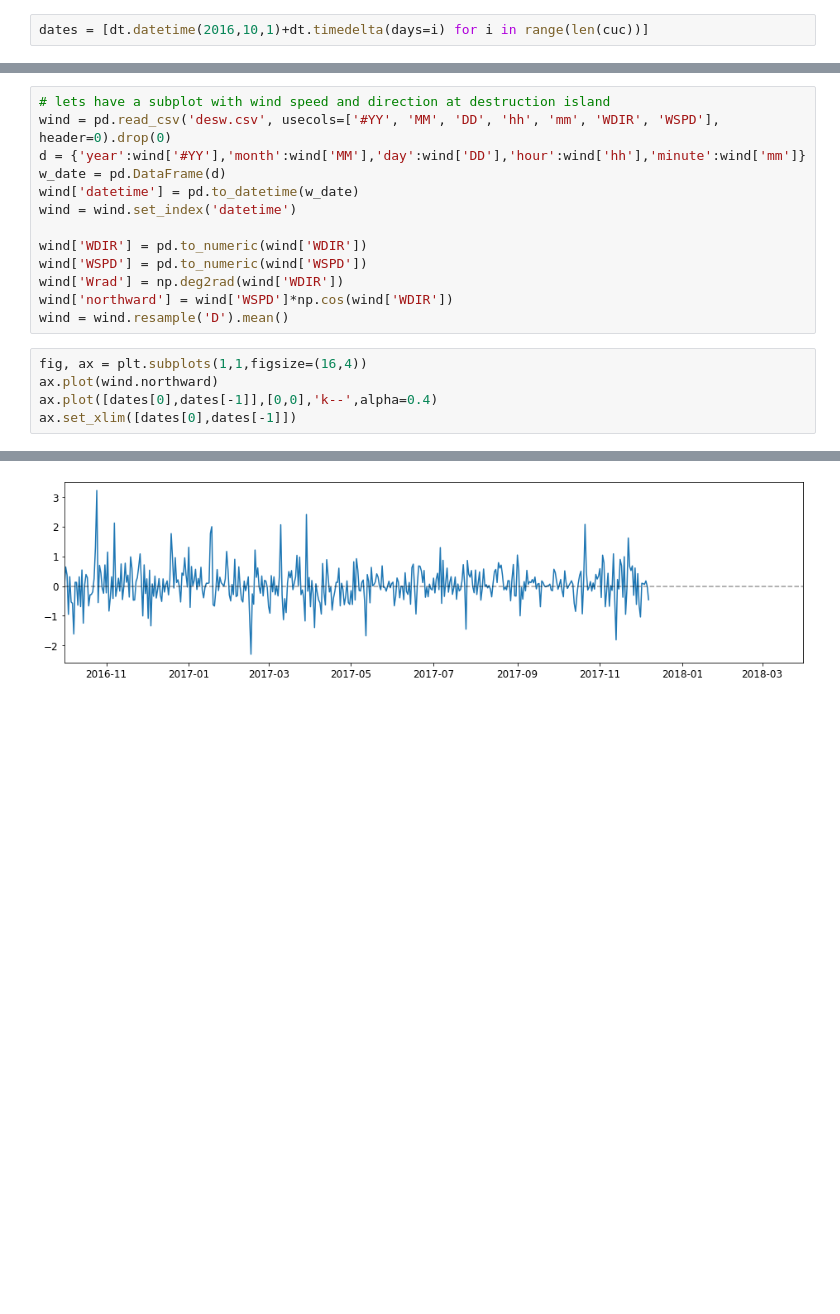
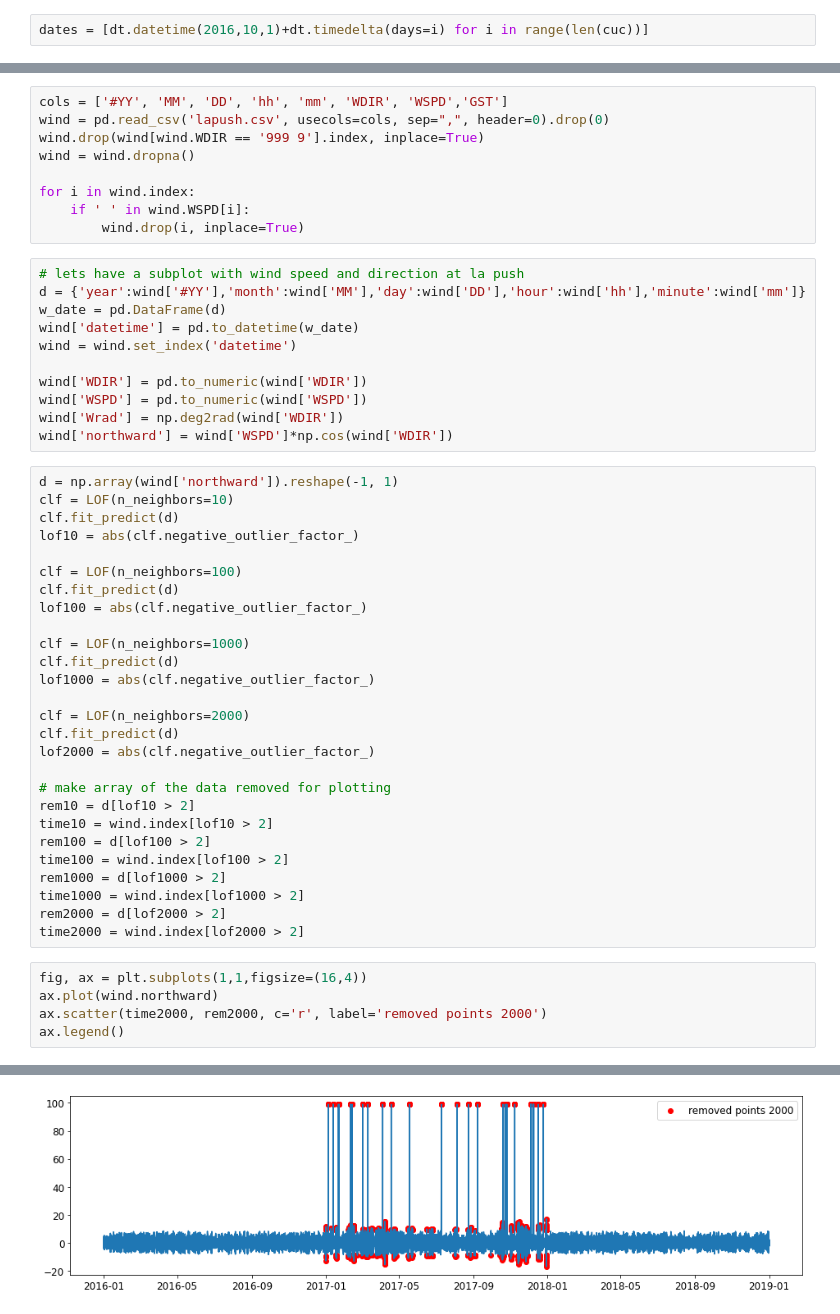
Before and after one commit to UBC-MOAD/analysis-becca, a Jupyter notebook: Ariane/offshoreCalcs.ipynb, the cells around one changed output, grey strips where cells are left out. Saved outputs shown, nothing was run; the diff lists cells and outputs as text; blank space fills up the shorter version.

```diff
--- a/Ariane/offshoreCalcs.ipynb
+++ b/Ariane/offshoreCalcs.ipynb
@@ -651,6 +580,14 @@ plt.savefig("./figures/dailyWMtoJRT.pdf")
+# %%
+cols = ['#YY', 'MM', 'DD', 'hh', 'mm', 'WDIR', 'WSPD','GST']
+wind = pd.read_csv('lapush.csv', usecols=cols, sep=",", header=0).drop(0)
+wind.drop(wind[wind.WDIR == '999 9'].index, inplace=True)
+wind = wind.dropna()
+
+for i in wind.index:
+    if ' ' in wind.WSPD[i]:
+        wind.drop(i, inplace=True)
 # %%
-# lets have a subplot with wind speed and direction at destruction island
-wind = pd.read_csv('desw.csv', usecols=['#YY', 'MM', 'DD', 'hh', 'mm', 'WDIR', 'WSPD'], header=0).drop(0)
+# lets have a subplot with wind speed and direction at la push
 d = {'year':wind['#YY'],'month':wind['MM'],'day':wind['DD'],'hour':wind['hh'],'minute':wind['mm']}
 w_date = pd.DataFrame(d)
 wind['datetime'] = pd.to_datetime(w_date)
@@ -660,10 +597,36 @@ wind['WDIR'] = pd.to_numeric(wind['WDIR'])
 wind['WSPD'] = pd.to_numeric(wind['WSPD'])
 wind['Wrad'] = np.deg2rad(wind['WDIR'])
 wind['northward'] = wind['WSPD']*np.cos(wind['WDIR'])
-wind = wind.resample('D').mean()
+# %%
+d = np.array(wind['northward']).reshape(-1, 1)
+clf = LOF(n_neighbors=10)
+clf.fit_predict(d)
+lof10 = abs(clf.negative_outlier_factor_)
+
+clf = LOF(n_neighbors=100)
+clf.fit_predict(d)
+lof100 = abs(clf.negative_outlier_factor_)
+
+clf = LOF(n_neighbors=1000)
+clf.fit_predict(d)
+lof1000 = abs(clf.negative_outlier_factor_)
+
+clf = LOF(n_neighbors=2000)
+clf.fit_predict(d)
+lof2000 = abs(clf.negative_outlier_factor_)
+
+# make array of the data removed for plotting
+rem10 = d[lof10 > 2]
+time10 = wind.index[lof10 > 2]
+rem100 = d[lof100 > 2]
+time100 = wind.index[lof100 > 2]
+rem1000 = d[lof1000 > 2]
+time1000 = wind.index[lof1000 > 2]
+rem2000 = d[lof2000 > 2]
+time2000 = wind.index[lof2000 > 2]
 # %%
 fig, ax = plt.subplots(1,1,figsize=(16,4))
 ax.plot(wind.northward)
-ax.plot([dates[0],dates[-1]],[0,0],'k--',alpha=0.4)
-ax.set_xlim([dates[0],dates[-1]])
+ax.scatter(time2000, rem2000, c='r', label='removed points 2000')
+ax.legend()
 # %% [output]
@@ -671 +634 @@ ax.set_xlim([dates[0],dates[-1]])
-[figure, old version]
+[figure, new version]
```
Also changed, not shown: parts of 106 cells of this notebook, 16 other files.
